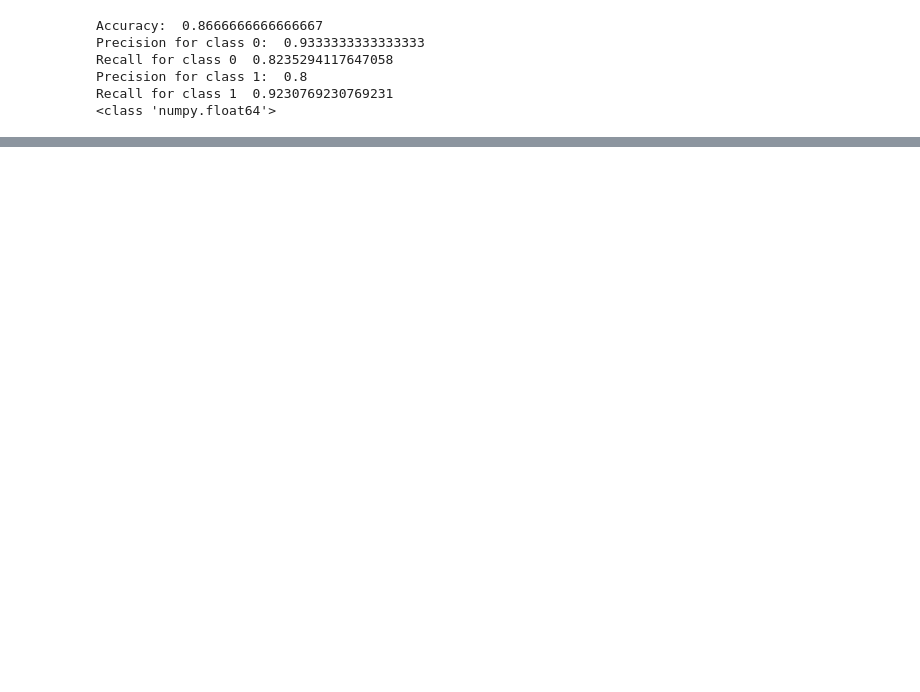
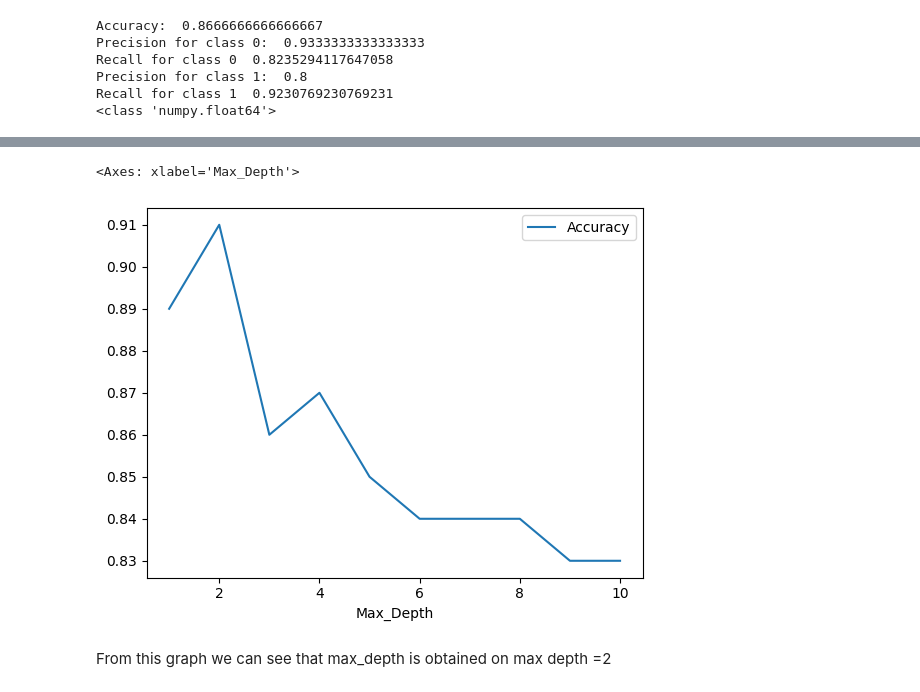
Before and after one commit to RishankSoni/es335-assignment-1, a Jupyter notebook: classification-exp.ipynb, the cells around one changed output, grey strips where cells are left out. Cells and saved outputs as stored; diff of their text form; code cells hidden in the pictures; blank space fills up the shorter version.

```diff
--- a/classification-exp.ipynb
+++ b/classification-exp.ipynb
@@ -112,0 +124,7 @@ accpd
+# %%
+accpd.groupby('Max_Depth').mean().plot(y='Accuracy')
+# %% [output]
+<Axes: xlabel='Max_Depth'>
+[figure, added]
+# %% [markdown]
+From this graph we can see that max_depth is obtained on max depth =2
```
Also changed, not shown: parts of 7 cells of this notebook, 5 other files.
